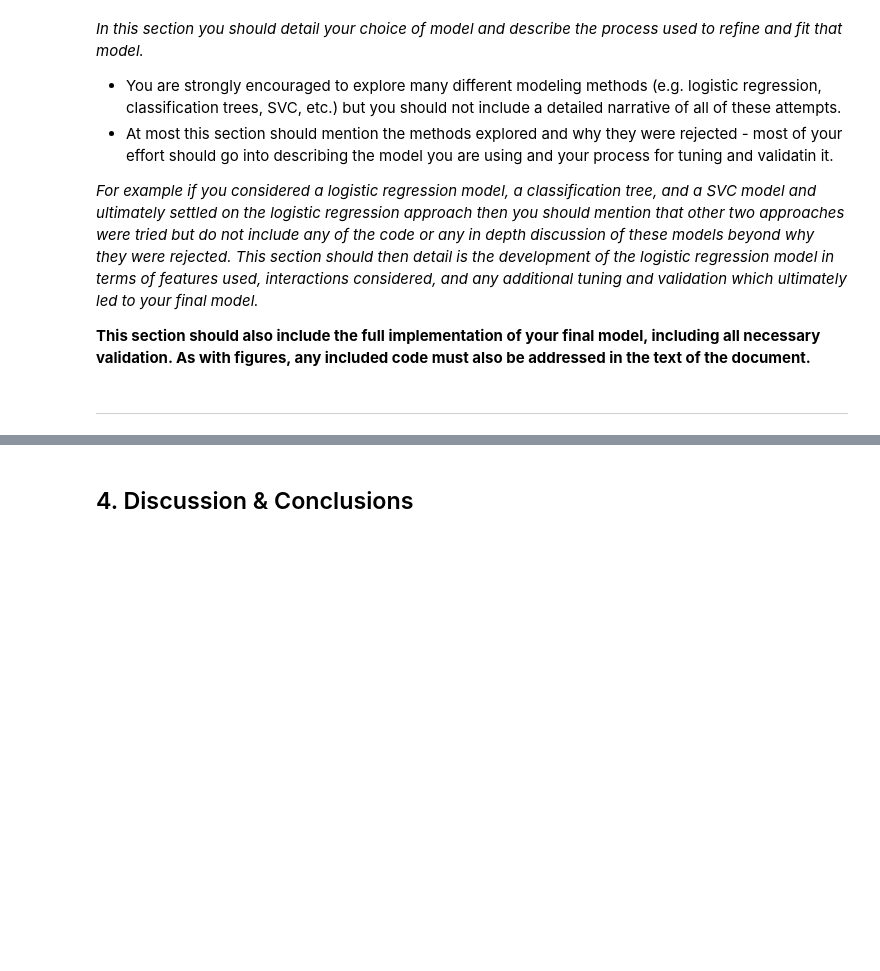
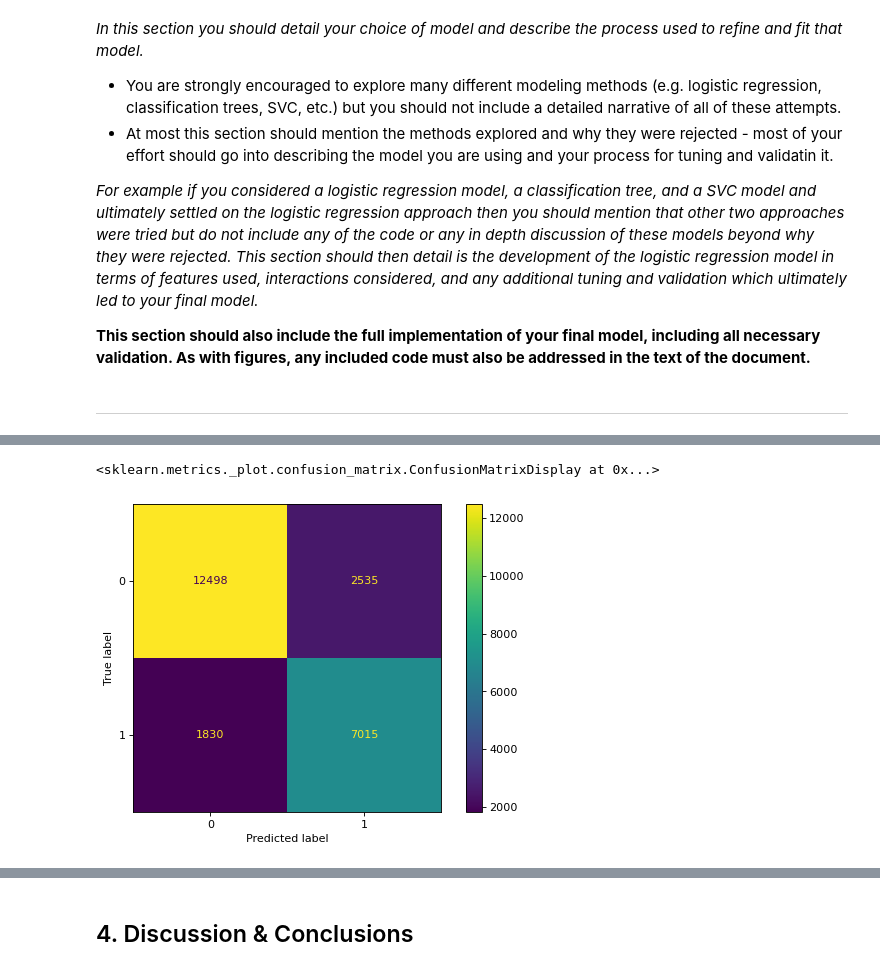
Before and after one commit to Machine-Learning-in-Python-Group-24/Machine-Learning-in-Python-Group-24, a Jupyter notebook: Project 2/project2.ipynb, the cells around one changed output, grey strips where cells are left out. Cells and saved outputs as stored; diff of their text form; code cells hidden in the pictures; blank space fills up the shorter version.

```diff
--- a/Project 2/project2.ipynb
+++ b/Project 2/project2.ipynb
@@ -652,0 +665,4 @@ rsh.best_params_
+# %%
+y = d.is_canceled.values
+# %%
+X_train, X_test, y_train, y_test = train_test_split(df_X.values, y, random_state=5, test_size=0.2, stratify=y)
@@ -652,0 +671,9 @@ rsh.best_params_
+# %%
+param_grid = {'criterion': ['gini', 'entropy', 'log_loss'],
+             'max_depth': [5, 10, 20, 50, 100],
+             'min_samples_split': [2, 5, 10, 50]}
+
+gs = GridSearchCV(DecisionTreeClassifier(random_state=5, class_weight="balanced"),
+                 param_grid=param_grid, scoring="recall", cv=5)
+# %%
+gs.fit(X_train, y_train)
@@ -652,0 +711,5 @@ rsh.best_params_
+# %%
+plot_confusion_matrix(gs.best_estimator_, X_test, y_test)
+# %% [output]
+<sklearn.metrics._plot.confusion_matrix.ConfusionMatrixDisplay at 0x...>
+[figure, added]
```
Also changed, not shown: parts of 52 cells of this notebook.
